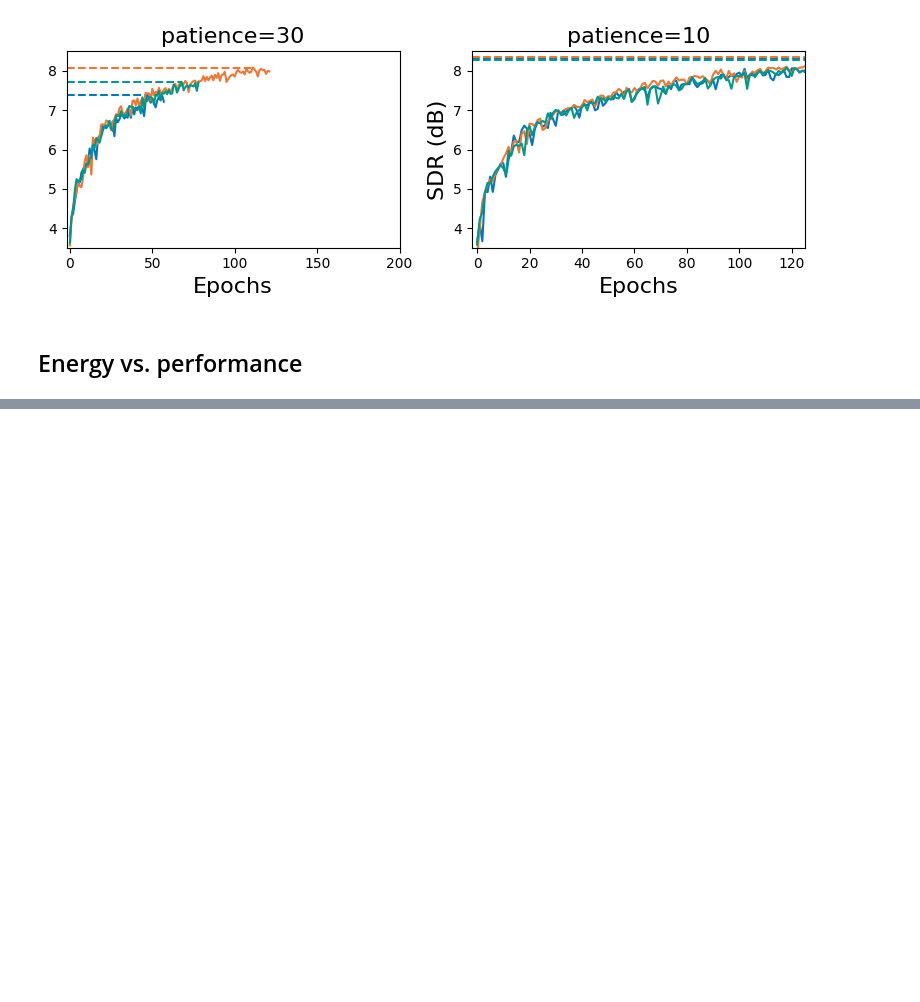
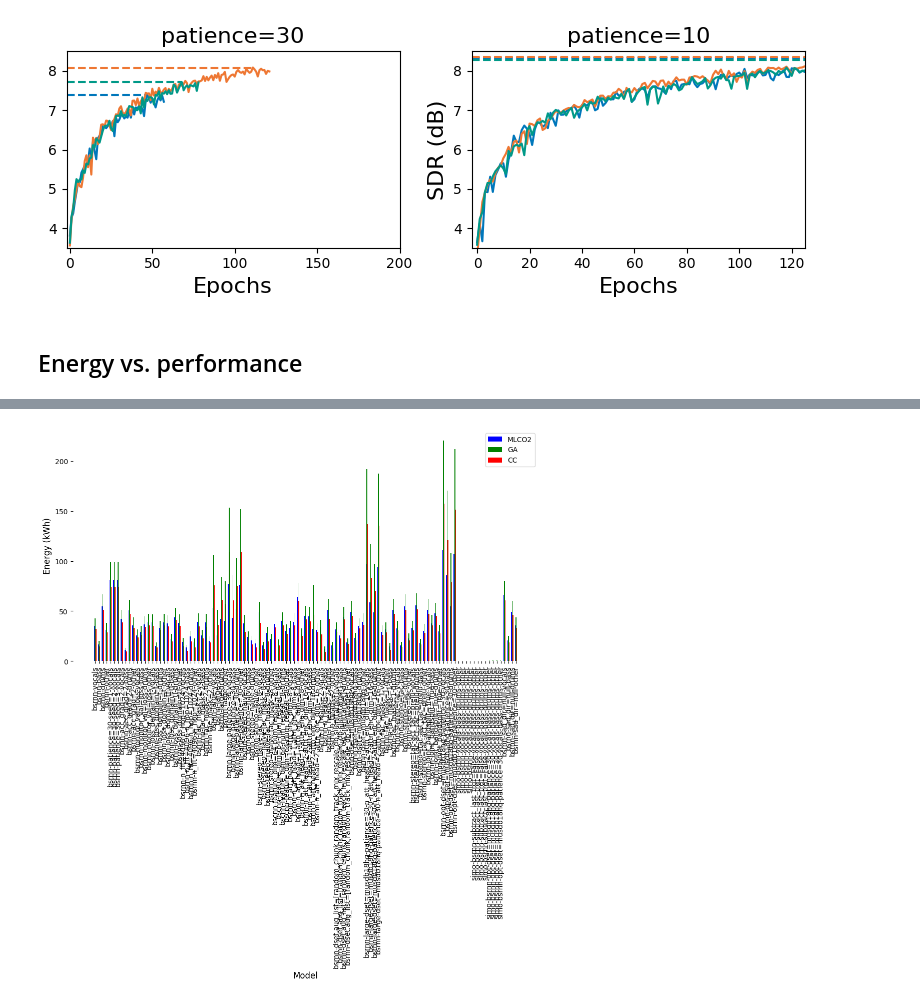
Before and after one commit to magronp/bsrnn, a Jupyter notebook: visualization.ipynb, the cells around one changed output, grey strips where cells are left out. Drawn from its saved outputs; the diff is of its cells as text; code cells hidden in the pictures; blank space fills up the shorter version.

```diff
--- a/visualization.ipynb
+++ b/visualization.ipynb
@@ -132,0 +196,43 @@ plt.savefig(join(out_dir, "pareto.png"))
+# %%
+# Energy parameters
+pue=1.5
+track_epochs=3
+targets = ["vocals", "bass", "drums", "other"]
+# %%
+def plot_energies_single_runs(energies, name=None):
+
+    # Plotting
+    _, ax = plt.subplots(figsize=(12, 6))
+    bar_width = 0.2  # Width of each bar
+    x = np.arange(len(energies))  # X locations for the bars
+
+    # Create bars for each metric
+    ax.bar(x - bar_width, energies["MLCO2"], width=bar_width, label="MLCO2", color="b")
+    ax.bar(x, energies["GA"], label='GA', width=bar_width, color="green")
+    ax.bar(x + bar_width, energies["CC"], width=bar_width, label="CC", color="r")
+
+    # Formatting the plot
+    ax.set_xlabel("Model", fontsize=12)
+    ax.set_ylabel("Energy (kWh)", fontsize=12)
+    # ax.set_title("Discrepancies Between CC, GA, and MLCO2 for Each Model", fontsize=14)
+    ax.set_xticks(x)
+    ax.set_xticklabels(energies['exp_name_full'], rotation=90, fontsize=10)
+    ax.legend()
+
+    for pos in ['right', 'top', 'bottom', 'left']:
+        plt.gca().spines[pos].set_visible(False)
+
+    # Show plot
+    plt.tight_layout()
+    if name:
+        plt.savefig(name)
+    plt.show()
+# %%
+# Collect energy for training all models
+energies_project = get_energies_models(targets, out_dir=out_dir, pue=pue, track_epochs=track_epochs)
+
+# For this plot, we can drop the "exp_name" and "target", only "exp_name_full" is useful
+energy_bar = energies_project.drop(columns=["exp_name", "target"])
+plot_energies_single_runs(energy_bar)
+# %% [output]
+[figure, added]
```
Also changed, not shown: parts of 6 cells of this notebook, 40 other files.
